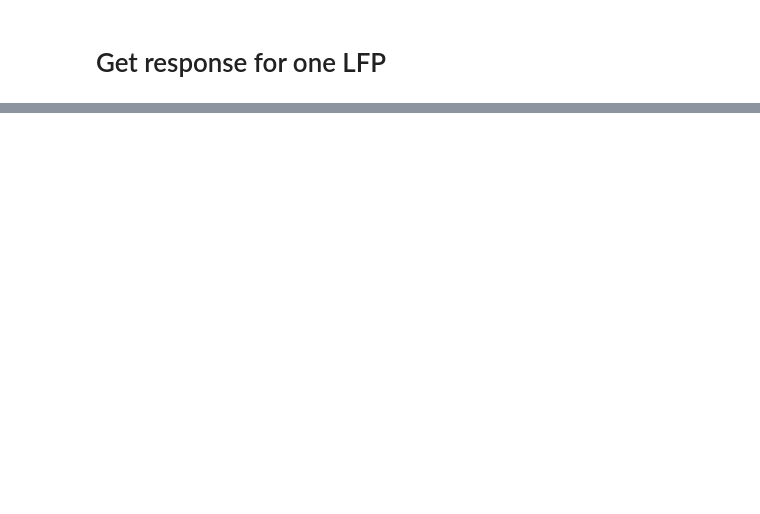
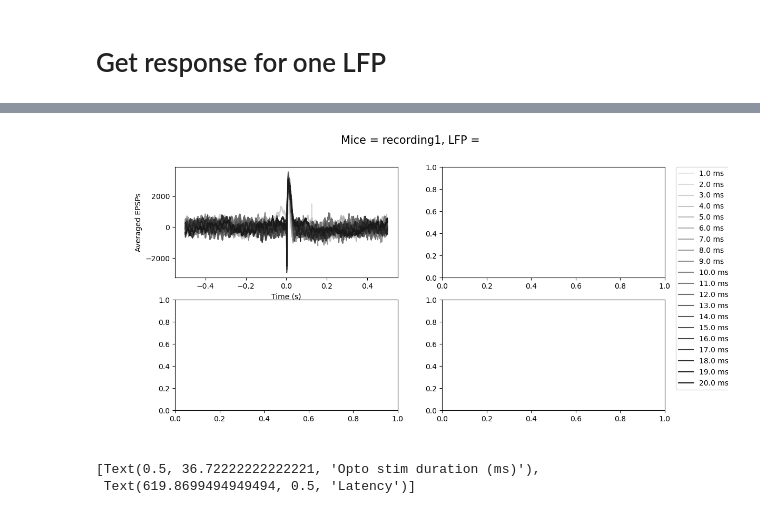
Before and after one commit to melodieborel/HayLabAnalysis, a Jupyter notebook: python/OptoStimAlign.ipynb, the cells around one changed output, grey strips where cells are left out. Saved outputs shown, nothing was run; the diff lists cells and outputs as text; code cells hidden in the pictures; blank space fills up the shorter version.

```diff
--- a/python/OptoStimAlign.ipynb
+++ b/python/OptoStimAlign.ipynb
@@ -194,0 +202,26 @@ plt.show()
+# %%
+#Plot
+plt.close()
+fig, axs = plt.subplots(2,2, figsize=(12,6))
+fig.suptitle(f'Mice = {mice}, LFP = ', fontsize=15) # Change to indicate where is located that LFP
+
+time_axis = np.linspace(-0.5, 0.5, meanAllStim.shape[0])
+grey_shades = np.linspace(0.9, 0.1, len(meanAllStim.columns))
+for i, col in enumerate(meanAllStim.columns):
+    axs[0,0].plot(time_axis, meanAllStim[col], color=(grey_shades[i], grey_shades[i], grey_shades[i]), label=f'{col} ms')
+axs[0,0].set(xlabel="Time (s)", ylabel="Averaged EPSPs")
+axs[0,0].legend(bbox_to_anchor=(2.5, 1), borderaxespad=0.)
+plt.show()
+
+axs[0,1].plot(Amplitude, 'k')
+axs[0,1].set(xlabel="Opto stim duration (ms)", ylabel="Amplitude ")
+
+axs[1,0].plot(Max, 'k')
+axs[1,0].set(xlabel="Opto stim duration (ms)", ylabel="Maximum ")
+
+axs[1,1].plot(LatencyHalfMax, 'k')
+axs[1,1].set(xlabel="Opto stim duration (ms)", ylabel="Latency")
+# %% [output]
+[figure, added]
+[Text(0.5, 36.72222222222221, 'Opto stim duration (ms)'),
+ Text(619.8699494949494, 0.5, 'Latency')]
```
Also changed, not shown: parts of 7 cells of this notebook.
